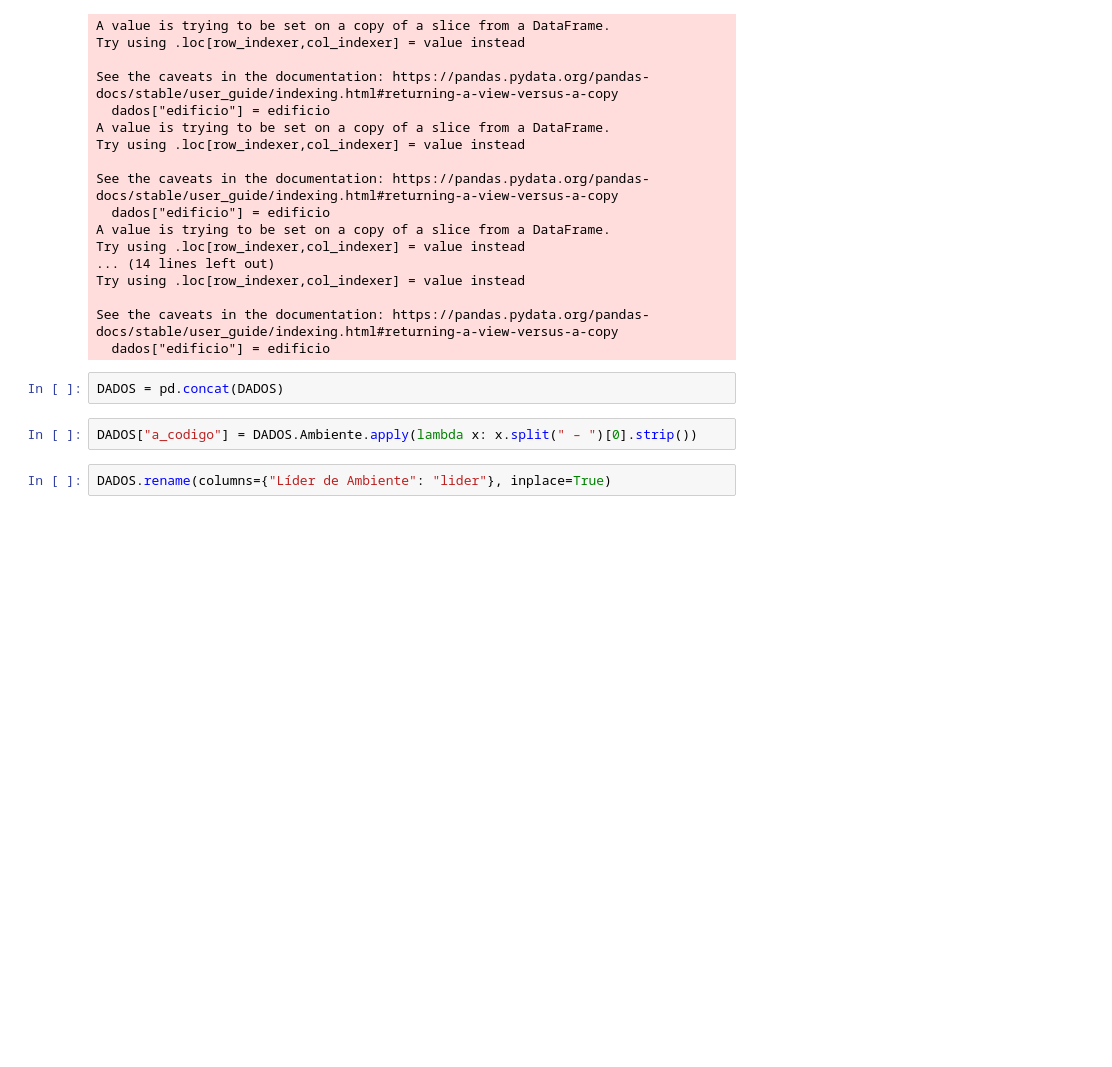
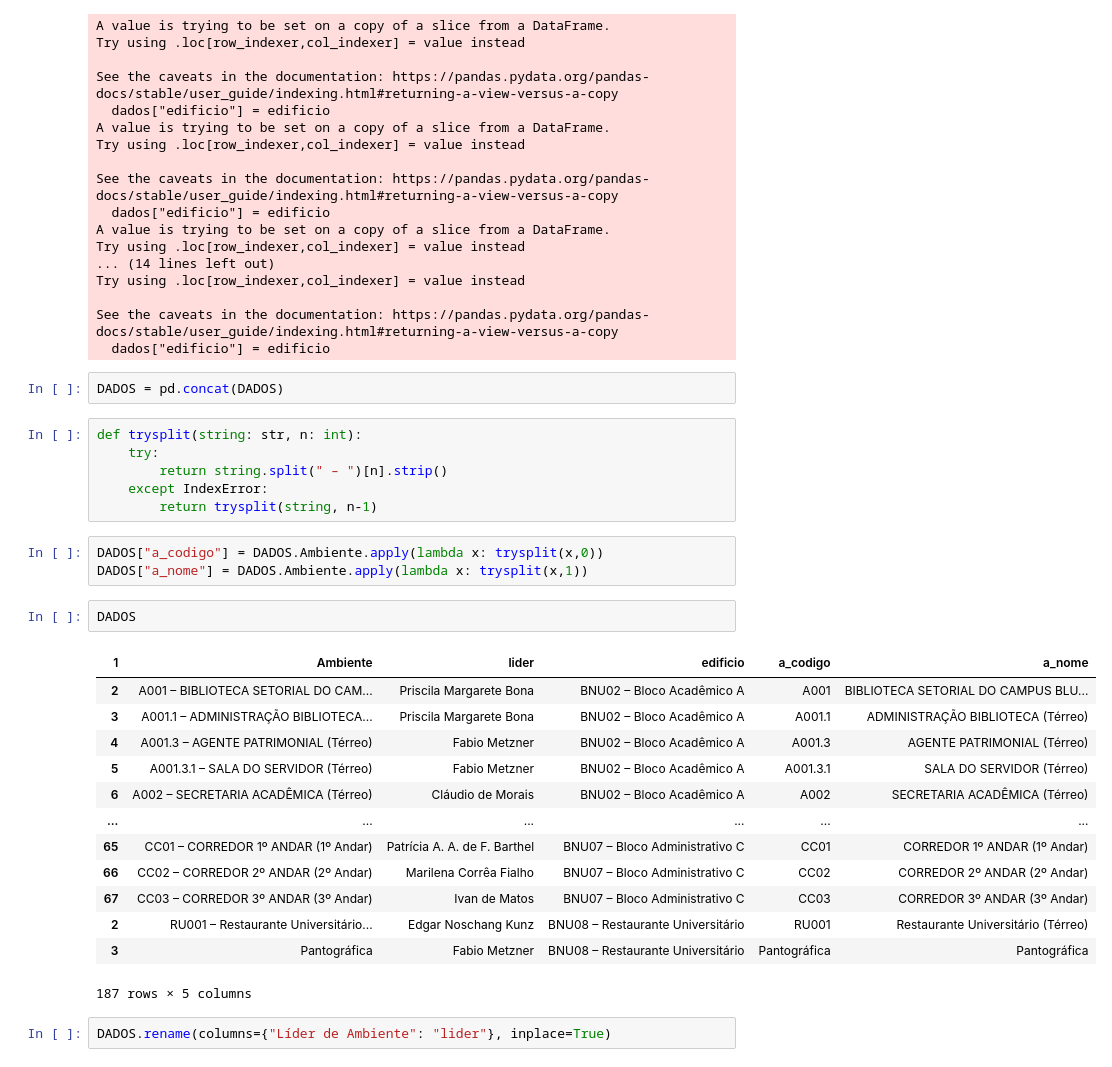
Before and after one commit to labmacbnu/FreteNorte, a Jupyter notebook: pythonSDK/LoadLideresAmbiente.ipynb, the cells around one changed output. Drawn from its saved outputs; the diff is of its cells as text; blank space fills up the shorter version.

```diff
--- a/pythonSDK/LoadLideresAmbiente.ipynb
+++ b/pythonSDK/LoadLideresAmbiente.ipynb
@@ -34,8 +34,31 @@ See the caveats in the documentation: https://pandas.pydata.org/pandas-docs/stab
   dados["edificio"] = edificio
 # %%
 DADOS = pd.concat(DADOS)
+# %%
+def trysplit(string: str, n: int):
+    try:
+        return string.split(" – ")[n].strip()
+    except IndexError:
+        return trysplit(string, n-1)
 # %%
-DADOS["a_codigo"] = DADOS.Ambiente.apply(lambda x: x.split(" – ")[0].strip())
+DADOS["a_codigo"] = DADOS.Ambiente.apply(lambda x: trysplit(x,0))
+DADOS["a_nome"] = DADOS.Ambiente.apply(lambda x: trysplit(x,1))
+# %%
+DADOS
+# %% [output]
+| 1 | Ambiente | lider | edificio | a_codigo | a_nome |
+| 2 | A001 – BIBLIOTECA SETORIAL DO CAM... | Priscila Margarete Bona | BNU02 – Bloco Acadêmico A | A001 | BIBLIOTECA SETORIAL DO CAMPUS BLU... |
+| 3 | A001.1 – ADMINISTRAÇÃO BIBLIOTECA... | Priscila Margarete Bona | BNU02 – Bloco Acadêmico A | A001.1 | ADMINISTRAÇÃO BIBLIOTECA (Térreo) |
+| 4 | A001.3 – AGENTE PATRIMONIAL (Térreo) | Fabio Metzner | BNU02 – Bloco Acadêmico A | A001.3 | AGENTE PATRIMONIAL (Térreo) |
+| 5 | A001.3.1 – SALA DO SERVIDOR (Térreo) | Fabio Metzner | BNU02 – Bloco Acadêmico A | A001.3.1 | SALA DO SERVIDOR (Térreo) |
+| 6 | A002 – SECRETARIA ACADÊMICA (Térreo) | Cláudio de Morais | BNU02 – Bloco Acadêmico A | A002 | SECRETARIA ACADÊMICA (Térreo) |
+| ... | ... | ... | ... | ... | ... |
+| 65 | CC01 – CORREDOR 1º ANDAR (1º Andar) | Patrícia A. A. de F. Barthel | BNU07 – Bloco Administrativo C | CC01 | CORREDOR 1º ANDAR (1º Andar) |
+| 66 | CC02 – CORREDOR 2º ANDAR (2º Andar) | Marilena Corrêa Fialho | BNU07 – Bloco Administrativo C | CC02 | CORREDOR 2º ANDAR (2º Andar) |
+| 67 | CC03 – CORREDOR 3º ANDAR (3º Andar) | Ivan de Matos | BNU07 – Bloco Administrativo C | CC03 | CORREDOR 3º ANDAR (3º Andar) |
+| 2 | RU001 – Restaurante Universitário... | Edgar Noschang Kunz | BNU08 – Restaurante Universitário | RU001 | Restaurante Universitário (Térreo) |
+| 3 | Pantográfica | Fabio Metzner | BNU08 – Restaurante Universitário | Pantográfica | Pantográfica |
+187 rows × 5 columns
 # %%
 DADOS.rename(columns={"Líder de Ambiente": "lider"}, inplace=True)
 # %%
```
Also changed, not shown: parts of 15 cells of this notebook, 1 other file.
